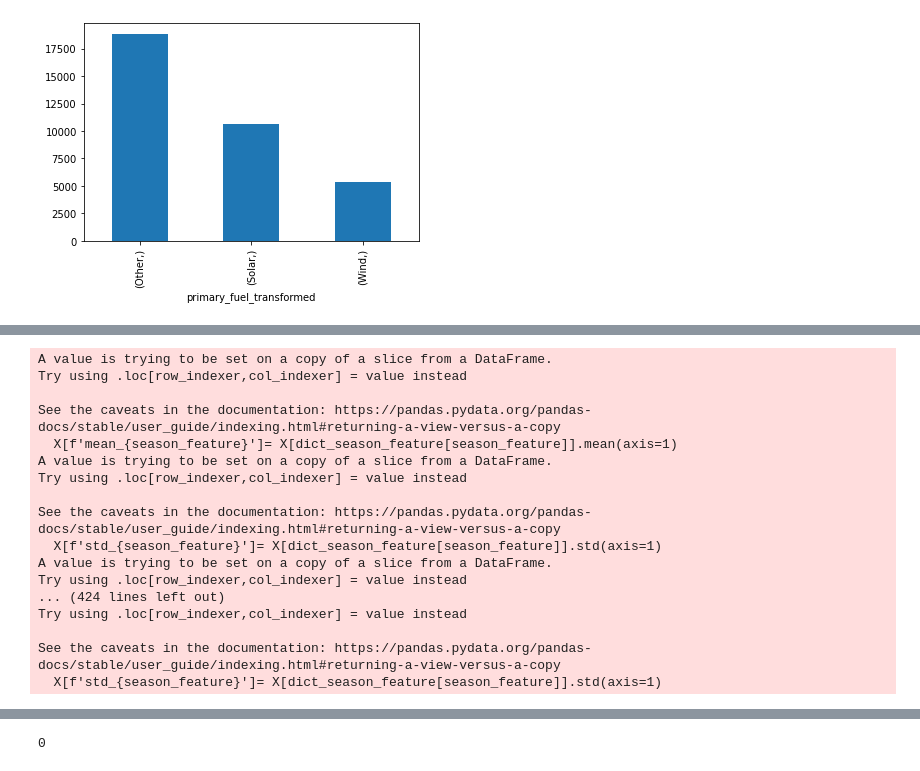
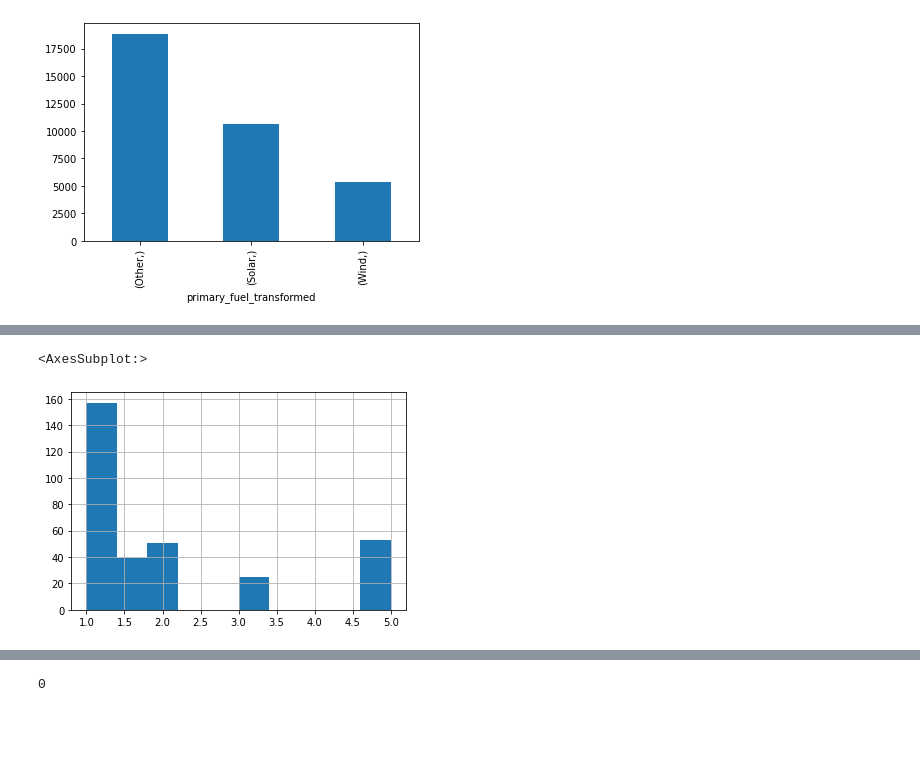
Before and after one commit to tomashbk/solar_wind_power_plants_prediction, a Jupyter notebook: notebooks/4-regressions.ipynb, the cells around one changed output, grey strips where cells are left out. Saved outputs shown, nothing was run; the diff lists cells and outputs as text; code cells hidden in the pictures; blank space fills up the shorter version.

```diff
--- a/notebooks/4-regressions.ipynb
+++ b/notebooks/4-regressions.ipynb
@@ -58,21 +68,16 @@ df_solar = df_transformed_combined[df_transformed_combined['primary_fuel_transfo
+# %%
+
+# df_solar_alt.loc[df_solar_alt['capacity_mw'] == (df_solar_alt['capacity_mw'].value_counts()>20)]
+# indexes = df_solar_alt['capacity_mw'].isin(df_solar_alt['capacity_mw'].value_counts()>20).index
+# df_solar_alt['capacity_mw'].value_counts().values>20
+# df_solar_alt.loc[indexes]['capacity_mw']
+# df_solar_alt[df_solar_alt['capacity_mw'] == 145]
+# df_solar_alt[df_solar_alt['capacity_mw'].isin(df_solar_alt['capacity_mw'].value_counts()[df_solar_alt['capacity_mw'].value_counts()>20].index)].capacity_mw
+df_solar_alt_more_than_20 = df_solar_alt[df_solar_alt['capacity_mw'].isin(df_solar_alt['capacity_mw'].value_counts()[df_solar_alt['capacity_mw'].value_counts()>20].index)]
+df_solar_alt_more_than_20['capacity_mw'].hist()
+# %% [output]
+<AxesSubplot:>
+[figure, added]
 # %%
-utils.calculate_feature_mean_std(df_solar)
+# utils.calculate_feature_mean_std(df_solar)
-# %% [output]
-A value is trying to be set on a copy of a slice from a DataFrame.
-Try using .loc[row_indexer,col_indexer] = value instead
-
-See the caveats in the documentation: https://pandas.pydata.org/pandas-docs/stable/user_guide/indexing.html#returning-a-view-versus-a-copy
-  X[f'mean_{season_feature}']= X[dict_season_feature[season_feature]].mean(axis=1)
-A value is trying to be set on a copy of a slice from a DataFrame.
-Try using .loc[row_indexer,col_indexer] = value instead
-
-See the caveats in the documentation: https://pandas.pydata.org/pandas-docs/stable/user_guide/indexing.html#returning-a-view-versus-a-copy
-  X[f'std_{season_feature}']= X[dict_season_feature[season_feature]].std(axis=1)
-A value is trying to be set on a copy of a slice from a DataFrame.
-Try using .loc[row_indexer,col_indexer] = value instead
-... (424 lines left out)
-Try using .loc[row_indexer,col_indexer] = value instead
-
-See the caveats in the documentation: https://pandas.pydata.org/pandas-docs/stable/user_guide/indexing.html#returning-a-view-versus-a-copy
-  X[f'std_{season_feature}']= X[dict_season_feature[season_feature]].std(axis=1)
 # %%
```
Also changed, not shown: parts of 58 cells of this notebook.
